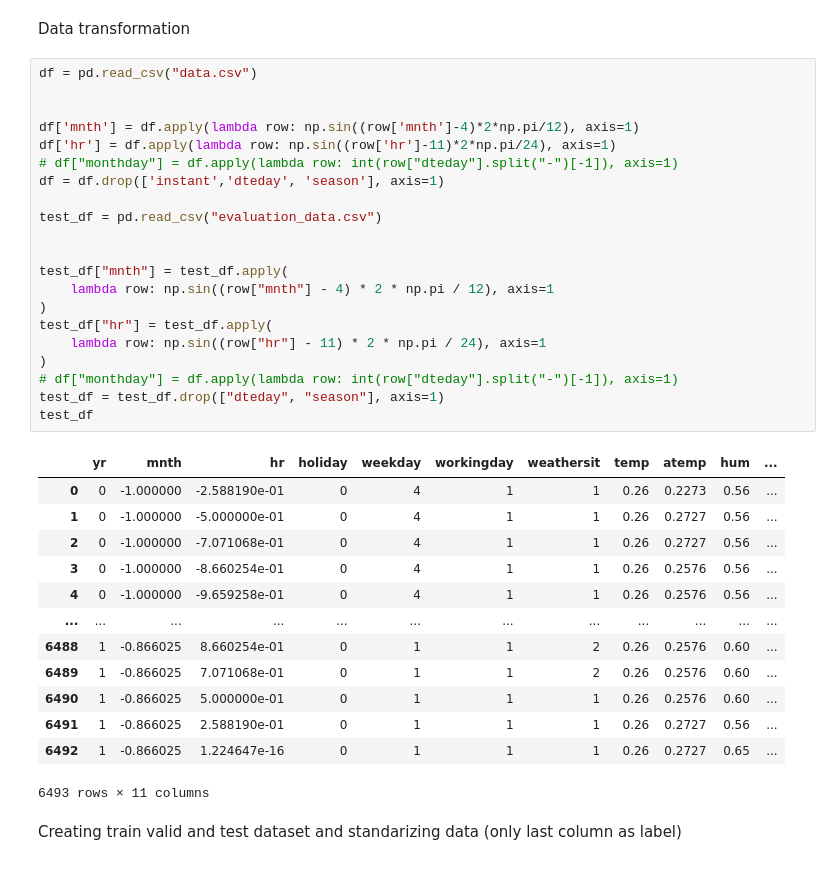
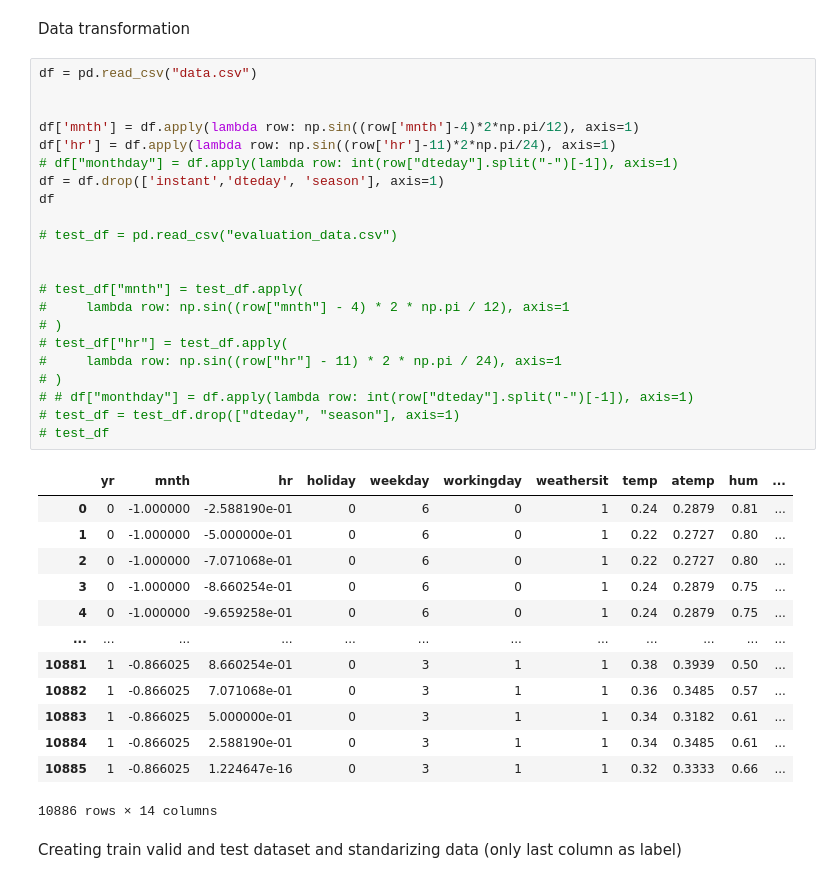
Before and after one commit to q3eq3e/Artificial-neural-networks-lab, a Jupyter notebook: cw1/bikes/bike_regression.ipynb, the cells around one changed output. Drawn from its saved outputs; the diff is of its cells as text.

```diff
--- a/cw1/bikes/bike_regression.ipynb
+++ b/cw1/bikes/bike_regression.ipynb
@@ -30,38 +30,39 @@ Data transformation
 # %%
 df = pd.read_csv("data.csv")
 
 
 df['mnth'] = df.apply(lambda row: np.sin((row['mnth']-4)*2*np.pi/12), axis=1)
 df['hr'] = df.apply(lambda row: np.sin((row['hr']-11)*2*np.pi/24), axis=1)
 # df["monthday"] = df.apply(lambda row: int(row["dteday"].split("-")[-1]), axis=1)
 df = df.drop(['instant','dteday', 'season'], axis=1)
+df
 
-test_df = pd.read_csv("evaluation_data.csv")
+# test_df = pd.read_csv("evaluation_data.csv")
 
 
-test_df["mnth"] = test_df.apply(
-    lambda row: np.sin((row["mnth"] - 4) * 2 * np.pi / 12), axis=1
-)
-test_df["hr"] = test_df.apply(
-    lambda row: np.sin((row["hr"] - 11) * 2 * np.pi / 24), axis=1
-)
-# df["monthday"] = df.apply(lambda row: int(row["dteday"].split("-")[-1]), axis=1)
-test_df = test_df.drop(["dteday", "season"], axis=1)
-test_df
+# test_df["mnth"] = test_df.apply(
+#     lambda row: np.sin((row["mnth"] - 4) * 2 * np.pi / 12), axis=1
+# )
+# test_df["hr"] = test_df.apply(
+#     lambda row: np.sin((row["hr"] - 11) * 2 * np.pi / 24), axis=1
+# )
+# # df["monthday"] = df.apply(lambda row: int(row["dteday"].split("-")[-1]), axis=1)
+# test_df = test_df.drop(["dteday", "season"], axis=1)
+# test_df
 # %% [output]
 |  | yr | mnth | hr | holiday | weekday | workingday | weathersit | temp | atemp | hum | ... |
-| 0 | 0 | -1.000000 | -2.588190e-01 | 0 | 4 | 1 | 1 | 0.26 | 0.2273 | 0.56 | ... |
-| 1 | 0 | -1.000000 | -5.000000e-01 | 0 | 4 | 1 | 1 | 0.26 | 0.2727 | 0.56 | ... |
-| 2 | 0 | -1.000000 | -7.071068e-01 | 0 | 4 | 1 | 1 | 0.26 | 0.2727 | 0.56 | ... |
-| 3 | 0 | -1.000000 | -8.660254e-01 | 0 | 4 | 1 | 1 | 0.26 | 0.2576 | 0.56 | ... |
-| 4 | 0 | -1.000000 | -9.659258e-01 | 0 | 4 | 1 | 1 | 0.26 | 0.2576 | 0.56 | ... |
+| 0 | 0 | -1.000000 | -2.588190e-01 | 0 | 6 | 0 | 1 | 0.24 | 0.2879 | 0.81 | ... |
+| 1 | 0 | -1.000000 | -5.000000e-01 | 0 | 6 | 0 | 1 | 0.22 | 0.2727 | 0.80 | ... |
+| 2 | 0 | -1.000000 | -7.071068e-01 | 0 | 6 | 0 | 1 | 0.22 | 0.2727 | 0.80 | ... |
+| 3 | 0 | -1.000000 | -8.660254e-01 | 0 | 6 | 0 | 1 | 0.24 | 0.2879 | 0.75 | ... |
+| 4 | 0 | -1.000000 | -9.659258e-01 | 0 | 6 | 0 | 1 | 0.24 | 0.2879 | 0.75 | ... |
 | ... | ... | ... | ... | ... | ... | ... | ... | ... | ... | ... | ... |
-| 6488 | 1 | -0.866025 | 8.660254e-01 | 0 | 1 | 1 | 2 | 0.26 | 0.2576 | 0.60 | ... |
-| 6489 | 1 | -0.866025 | 7.071068e-01 | 0 | 1 | 1 | 2 | 0.26 | 0.2576 | 0.60 | ... |
-| 6490 | 1 | -0.866025 | 5.000000e-01 | 0 | 1 | 1 | 1 | 0.26 | 0.2576 | 0.60 | ... |
-| 6491 | 1 | -0.866025 | 2.588190e-01 | 0 | 1 | 1 | 1 | 0.26 | 0.2727 | 0.56 | ... |
-| 6492 | 1 | -0.866025 | 1.224647e-16 | 0 | 1 | 1 | 1 | 0.26 | 0.2727 | 0.65 | ... |
+| 10881 | 1 | -0.866025 | 8.660254e-01 | 0 | 3 | 1 | 1 | 0.38 | 0.3939 | 0.50 | ... |
+| 10882 | 1 | -0.866025 | 7.071068e-01 | 0 | 3 | 1 | 1 | 0.36 | 0.3485 | 0.57 | ... |
+| 10883 | 1 | -0.866025 | 5.000000e-01 | 0 | 3 | 1 | 1 | 0.34 | 0.3182 | 0.61 | ... |
+| 10884 | 1 | -0.866025 | 2.588190e-01 | 0 | 3 | 1 | 1 | 0.34 | 0.3485 | 0.61 | ... |
+| 10885 | 1 | -0.866025 | 1.224647e-16 | 0 | 3 | 1 | 1 | 0.32 | 0.3333 | 0.66 | ... |
-6493 rows × 11 columns
+10886 rows × 14 columns
 # %% [markdown]
 Creating train valid and test dataset and standarizing data (only last column as label)
 # %%
```
Also changed, not shown: parts of 6 cells of this notebook, 3 other files.
